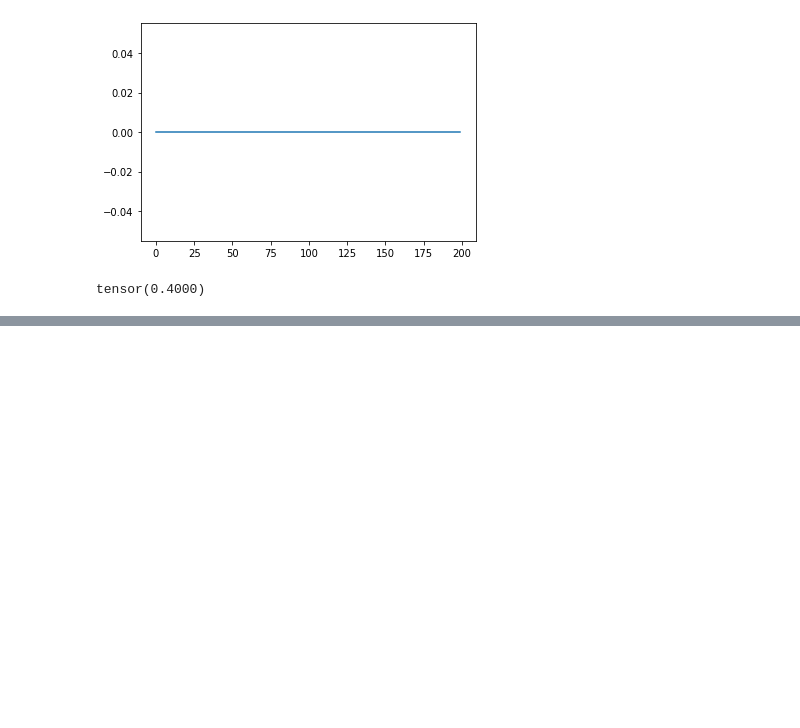
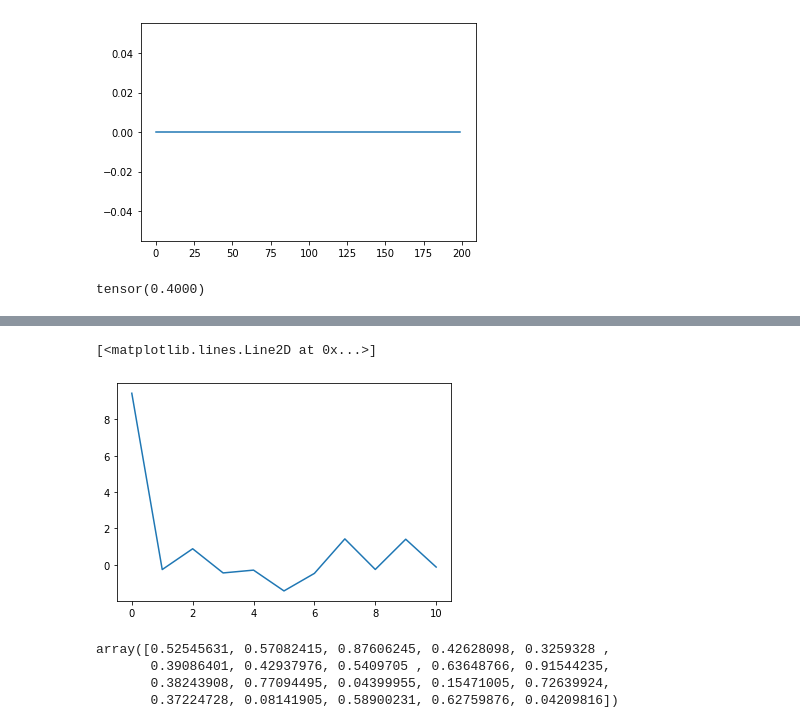
Before and after one commit to VGTHuang/sandbox, a Jupyter notebook: hydro/test.ipynb, the cells around one changed output, grey strips where cells are left out. Saved outputs shown, nothing was run; the diff lists cells and outputs as text; code cells hidden in the pictures; blank space fills up the shorter version.

```diff
--- a/hydro/test.ipynb
+++ b/hydro/test.ipynb
@@ -257,0 +284,13 @@ def conv(in_channels, out_channels, in_):
+# %%
+xf = np.fft.rfft(np.abs(col))
+plt.plot(xf)
+# %% [output]
+[<matplotlib.lines.Line2D at 0x...>]
+[figure, added]
+# %%
+np.real(xf)
+# %% [output]
+array([0.52545631, 0.57082415, 0.87606245, 0.42628098, 0.3259328 ,
+       0.39086401, 0.42937976, 0.5409705 , 0.63648766, 0.91544235,
+       0.38243908, 0.77094495, 0.04399955, 0.15471005, 0.72639924,
+       0.37224728, 0.08141905, 0.58900231, 0.62759876, 0.04209816])
```
Also changed, not shown: parts of 21 cells of this notebook, 4 other files.
